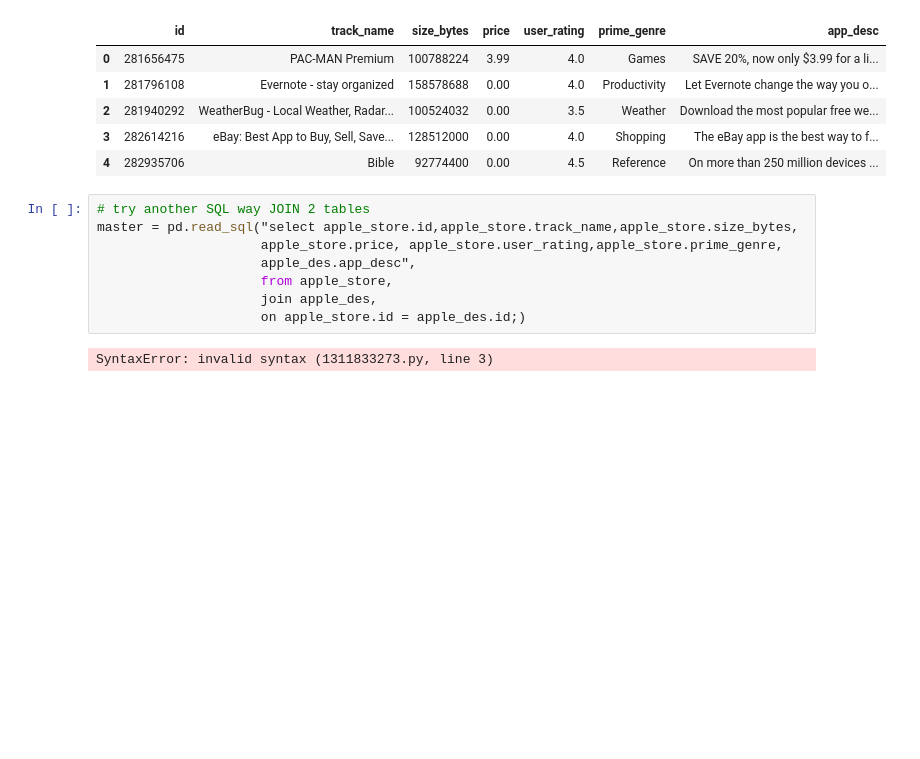
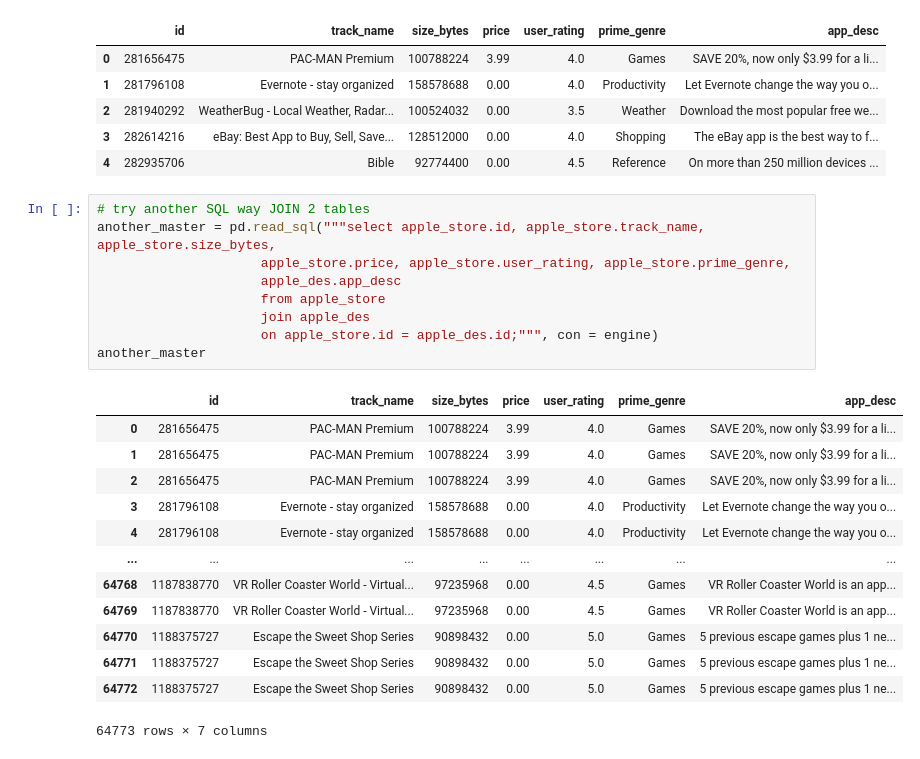
Before and after one commit to TracieDiepBautista/two_Pandas, a Jupyter notebook: Apple_store.ipynb, the cells around one changed output. Cells and saved outputs as stored; diff of their text form; blank space fills up the shorter version.

```diff
--- a/Apple_store.ipynb
+++ b/Apple_store.ipynb
@@ -97,11 +97,24 @@ pd.read_sql_query('select * from apple_master', con=engine).head()
 | 4 | 282935706 | Bible | 92774400 | 0.00 | 4.5 | Reference | On more than 250 million devices ... |
 # %%
 # try another SQL way JOIN 2 tables
-master = pd.read_sql("select apple_store.id,apple_store.track_name,apple_store.size_bytes,
-                     apple_store.price, apple_store.user_rating,apple_store.prime_genre,
-                     apple_des.app_desc",
-                     from apple_store,
-                     join apple_des,
-                     on apple_store.id = apple_des.id;)
+another_master = pd.read_sql("""select apple_store.id, apple_store.track_name, apple_store.size_bytes,
+                     apple_store.price, apple_store.user_rating, apple_store.prime_genre,
+                     apple_des.app_desc
+                     from apple_store
+                     join apple_des
+                     on apple_store.id = apple_des.id;""", con = engine)
+another_master
 # %% [output]
+|  | id | track_name | size_bytes | price | user_rating | prime_genre | app_desc |
+| 0 | 281656475 | PAC-MAN Premium | 100788224 | 3.99 | 4.0 | Games | SAVE 20%, now only $3.99 for a li... |
+| 1 | 281656475 | PAC-MAN Premium | 100788224 | 3.99 | 4.0 | Games | SAVE 20%, now only $3.99 for a li... |
+| 2 | 281656475 | PAC-MAN Premium | 100788224 | 3.99 | 4.0 | Games | SAVE 20%, now only $3.99 for a li... |
+| 3 | 281796108 | Evernote - stay organized | 158578688 | 0.00 | 4.0 | Productivity | Let Evernote change the way you o... |
+| 4 | 281796108 | Evernote - stay organized | 158578688 | 0.00 | 4.0 | Productivity | Let Evernote change the way you o... |
+| ... | ... | ... | ... | ... | ... | ... | ... |
+| 64768 | 1187838770 | VR Roller Coaster World - Virtual... | 97235968 | 0.00 | 4.5 | Games | VR Roller Coaster World is an app... |
+| 64769 | 1187838770 | VR Roller Coaster World - Virtual... | 97235968 | 0.00 | 4.5 | Games | VR Roller Coaster World is an app... |
+| 64770 | 1188375727 | Escape the Sweet Shop Series | 90898432 | 0.00 | 5.0 | Games | 5 previous escape games plus 1 ne... |
+| 64771 | 1188375727 | Escape the Sweet Shop Series | 90898432 | 0.00 | 5.0 | Games | 5 previous escape games plus 1 ne... |
+| 64772 | 1188375727 | Escape the Sweet Shop Series | 90898432 | 0.00 | 5.0 | Games | 5 previous escape games plus 1 ne... |
-SyntaxError: invalid syntax (1311833273.py, line 3)
+64773 rows × 7 columns
```
Also changed, not shown: parts of 1 cell of this notebook.
